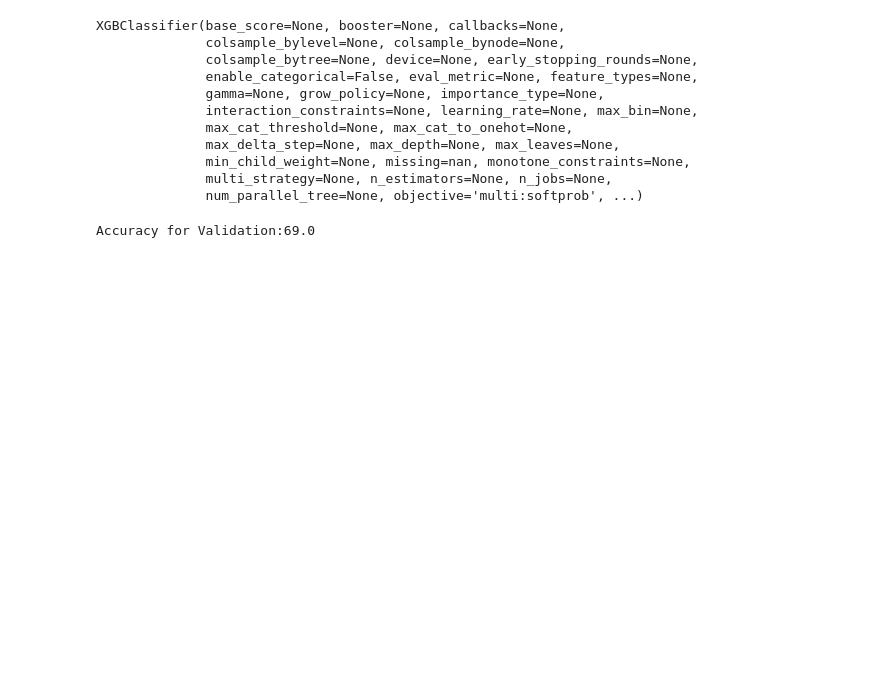
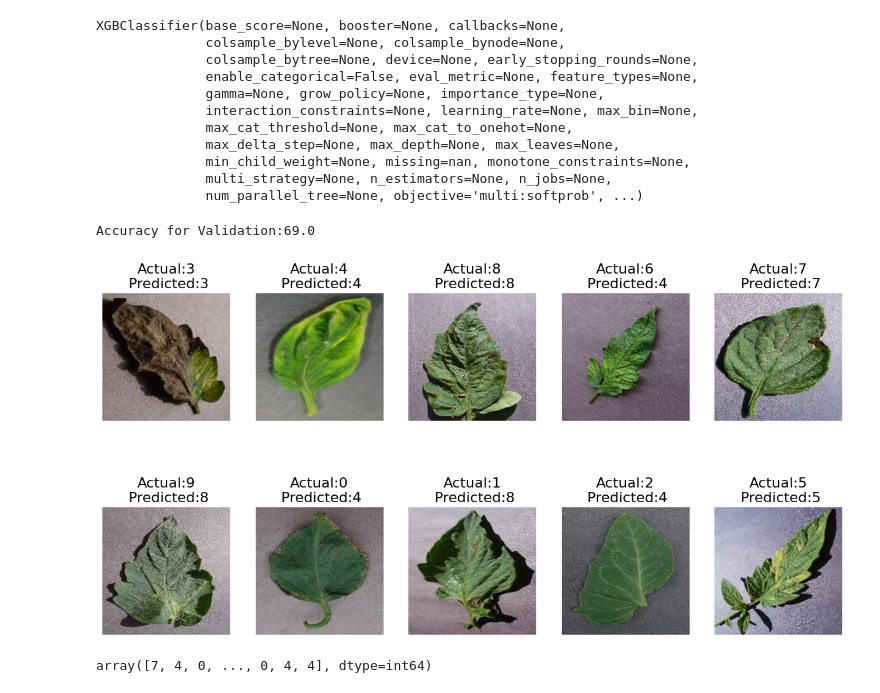
Before and after one commit to RAJ-DSML/LeafDiseaseClassification, a Jupyter notebook: test_notebook.ipynb, the cells around one changed output. Saved outputs shown, nothing was run; the diff lists cells and outputs as text; code cells hidden in the pictures; blank space fills up the shorter version.

Commit message:
It gives the prediction

```diff
--- a/test_notebook.ipynb
+++ b/test_notebook.ipynb
@@ -162,3 +162,39 @@ from sklearn.metrics import accuracy_score
 print(f"Accuracy for Validation:{accuracy_score(y_test,valid_data_predict).round(2)*100}")
 # %% [output]
 Accuracy for Validation:69.0
+# %%
+final_validation_data = valid_df_concat
+final_validation_data['predicted'] = valid_data_predict
+# %%
+# for showing the images
+import matplotlib.pyplot as plt
+
+def reading_images(path,im, new_size=False):
+    img = Image.open(f"{(os.path.join(path, im))}")
+
+    if new_size:
+        img = img.resize((224, 224))
+        return img
+    else:
+        return img
+
+
+path = 'train'
+fig = plt.figure(figsize=(15, 8))
+for i, image in enumerate(final_validation_data.groupby('Label').head(1)['Image'].values):
+    _=plt.subplot(2, 5, i+1)
+    img = reading_images(path, final_validation_data[final_validation_data['Image'] == image]['Image'].head(1).values[0])
+    plt.imshow(img)
+    plt.axis('off')
+    plt.title(f"Actual:{final_validation_data[final_validation_data['Image']==image]['Label'].head(1).values[0]}\n Predicted:{final_validation_data[final_validation_data['Image']==image]['predicted'].head(1).values[0]}",fontsize=16)
+# %% [output]
+[figure, added]
+# %%
+# create 1D vector for test data
+test_1dData = function_1dVector('test', test_df)
+
+# predict the test data
+predict_test_data = xgb_model.predict(test_1dData)
+predict_test_data
+# %% [output]
+array([7, 4, 0, ..., 0, 4, 4], dtype=int64)
```
Also changed, not shown: parts of 1 cell of this notebook.
